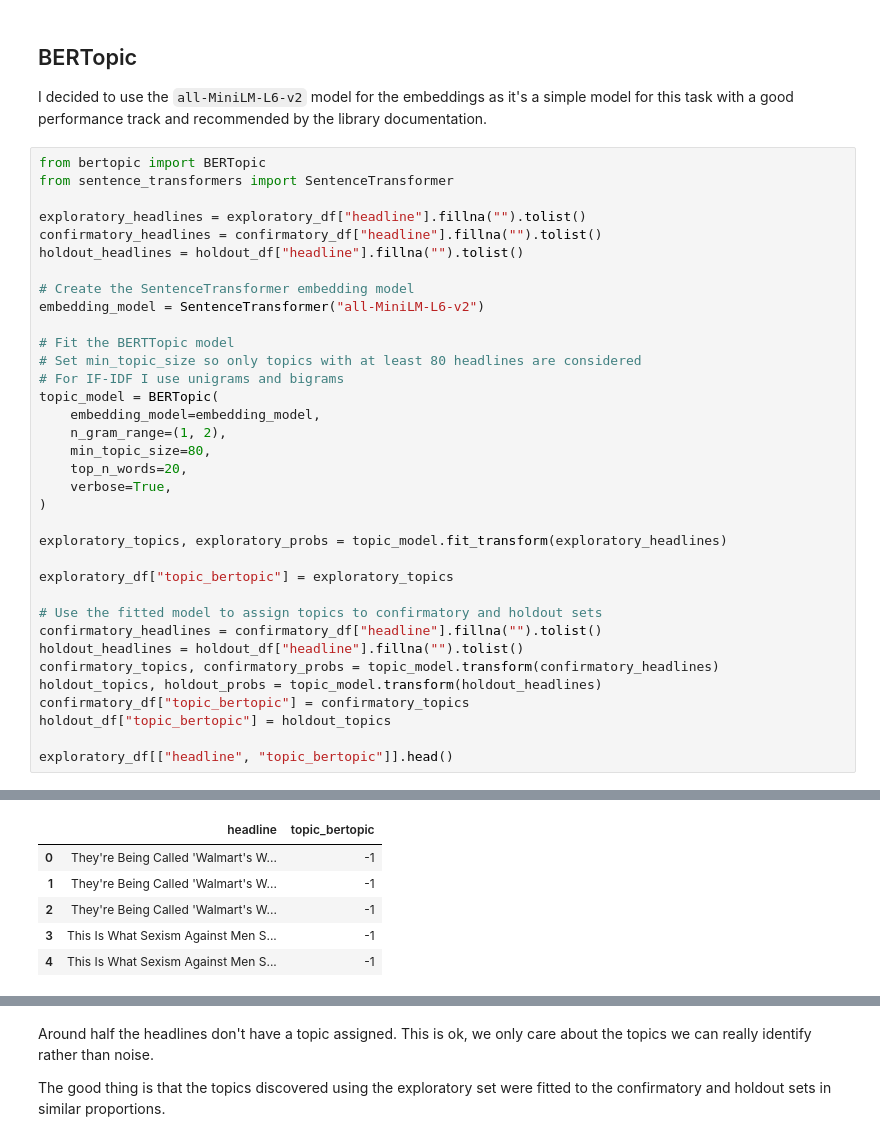
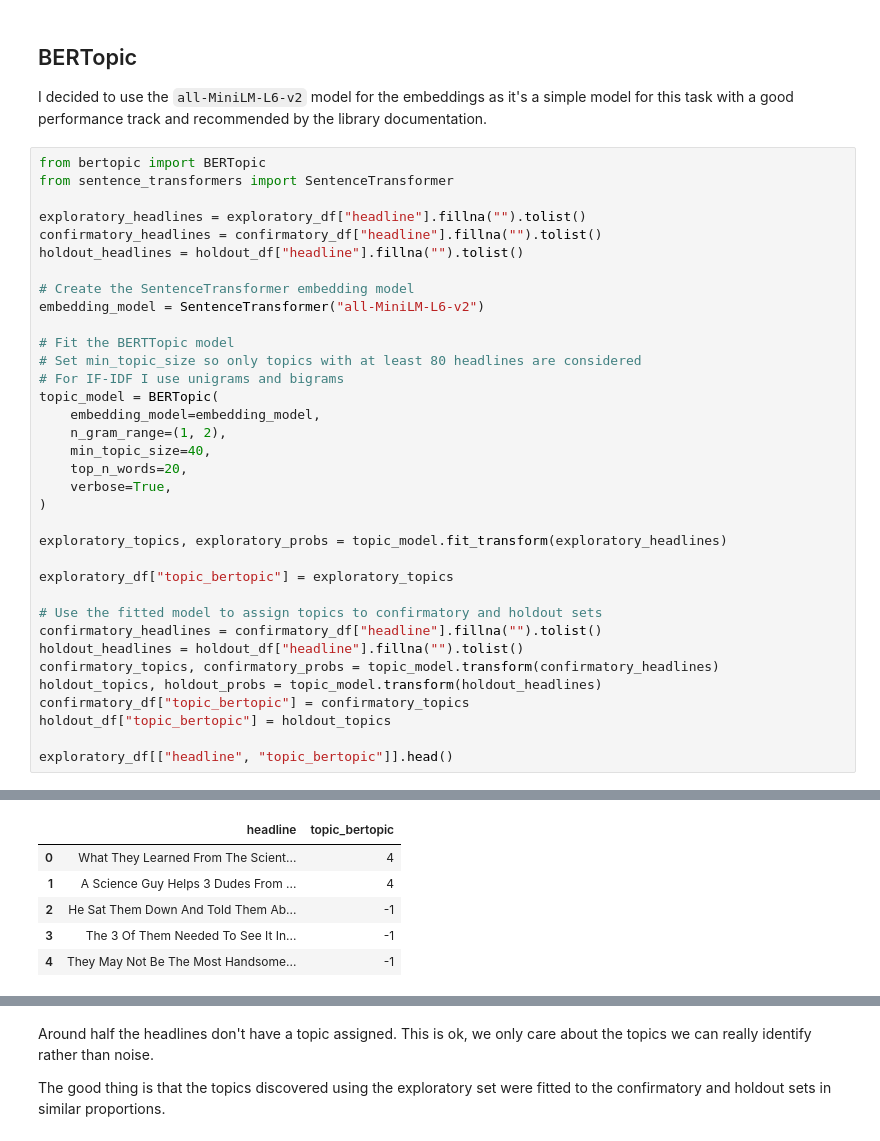
Before and after one commit to dcalabresi-umd/msml641-nlp-project, a Jupyter notebook: 3-topic-modeling.ipynb, the cells around one changed output, grey strips where cells are left out. Drawn from its saved outputs; the diff is of its cells as text.

```diff
--- a/3-topic-modeling.ipynb
+++ b/3-topic-modeling.ipynb
@@ -39,7 +39,7 @@ embedding_model = SentenceTransformer("all-MiniLM-L6-v2")
 topic_model = BERTopic(
     embedding_model=embedding_model,
     n_gram_range=(1, 2),
-    min_topic_size=80,
+    min_topic_size=40,
     top_n_words=20,
     verbose=True,
 )
@@ -87,9 +77,9 @@ To disable this warning, you can either:
 |  | headline | topic_bertopic |
-| 0 | They're Being Called 'Walmart's W... | -1 |
-| 1 | They're Being Called 'Walmart's W... | -1 |
-| 2 | They're Being Called 'Walmart's W... | -1 |
-| 3 | This Is What Sexism Against Men S... | -1 |
-| 4 | This Is What Sexism Against Men S... | -1 |
+| 0 | What They Learned From The Scient... | 4 |
+| 1 | A Science Guy Helps 3 Dudes From ... | 4 |
+| 2 | He Sat Them Down And Told Them Ab... | -1 |
+| 3 | The 3 Of Them Needed To See It In... | -1 |
+| 4 | They May Not Be The Most Handsome... | -1 |
 # %%
 # Print the number of headlines per topic
 print(f"Exploratory set: Number of headlines per topic ({len(exploratory_df)} headlines):")
```
Also changed, not shown: parts of 5 cells of this notebook, 19 other files.
